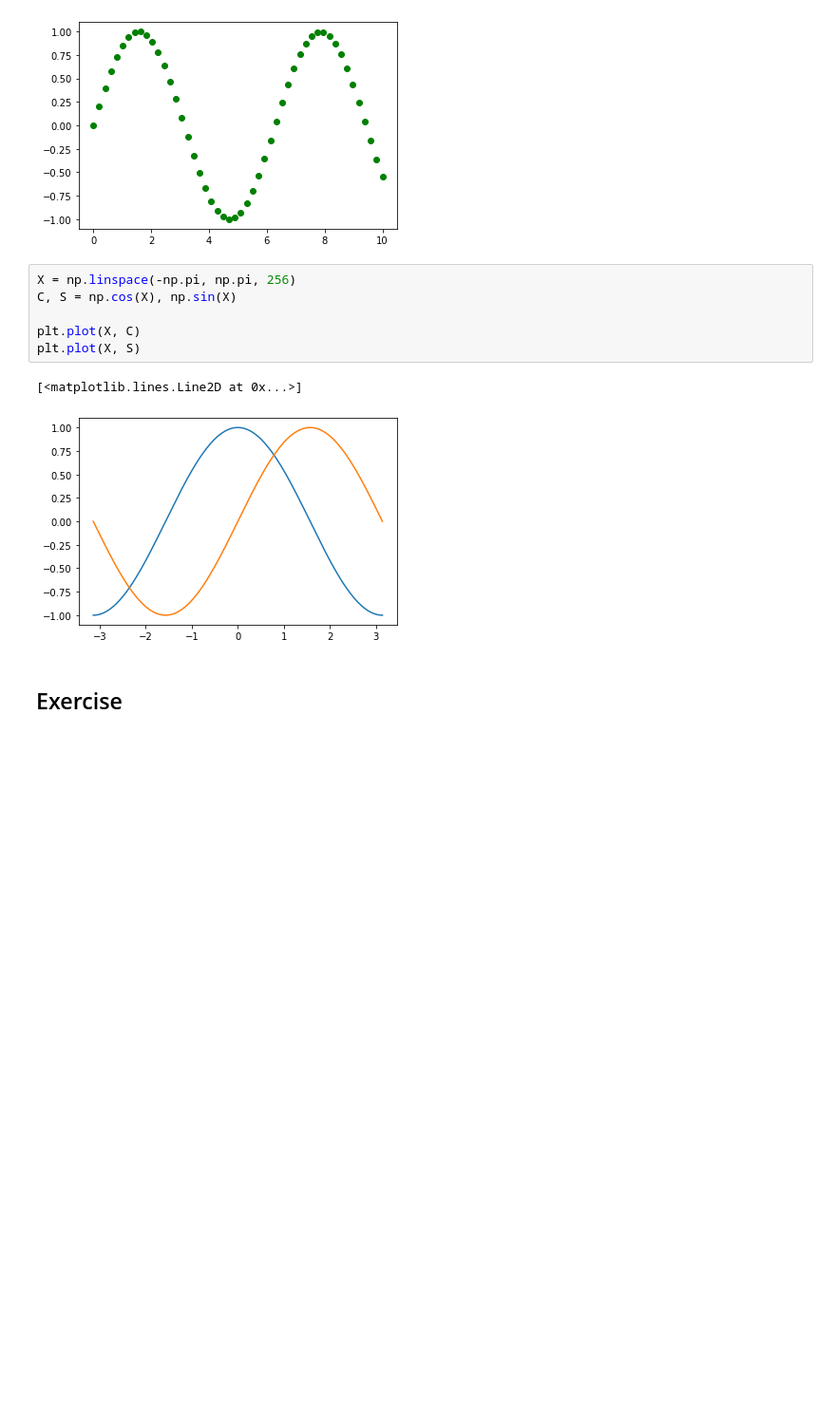
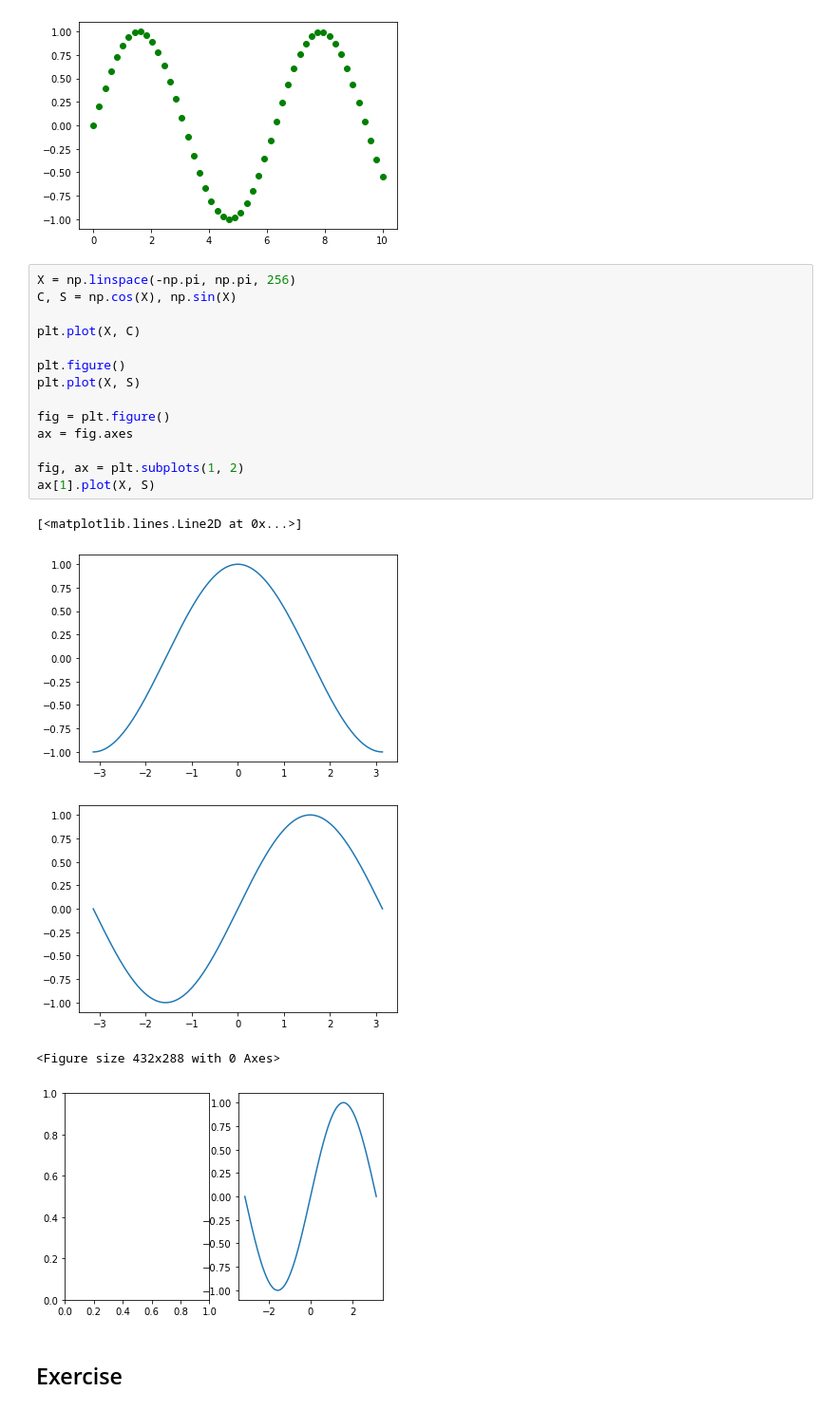
Before and after one commit to andreall/dicca__python_course, a Jupyter notebook: 03_matplotlib.ipynb, the cells around one changed output. Shown: that part at 95% size. Cells and saved outputs as stored; diff of their text form; blank space fills up the shorter version.

```diff
--- a/03_matplotlib.ipynb
+++ b/03_matplotlib.ipynb
@@ -68,12 +73,23 @@ plt.plot(x, y, 'go')  # means green and circles
 # %%
 X = np.linspace(-np.pi, np.pi, 256)
 C, S = np.cos(X), np.sin(X)
 
 plt.plot(X, C)
+
+plt.figure()
 plt.plot(X, S)
+
+fig = plt.figure()
+ax = fig.axes
+
+fig, ax = plt.subplots(1, 2)
+ax[1].plot(X, S)
 # %% [output]
 [<matplotlib.lines.Line2D at 0x...>]
-[figure, old version]
+[figure, new version]
+[figure, added]
+<Figure size 432x288 with 0 Axes>
+[figure, added]
 # %% [markdown]
 ## Exercise
 # %% [markdown]
```
Also changed, not shown: parts of 7 cells of this notebook, 1 other file.
